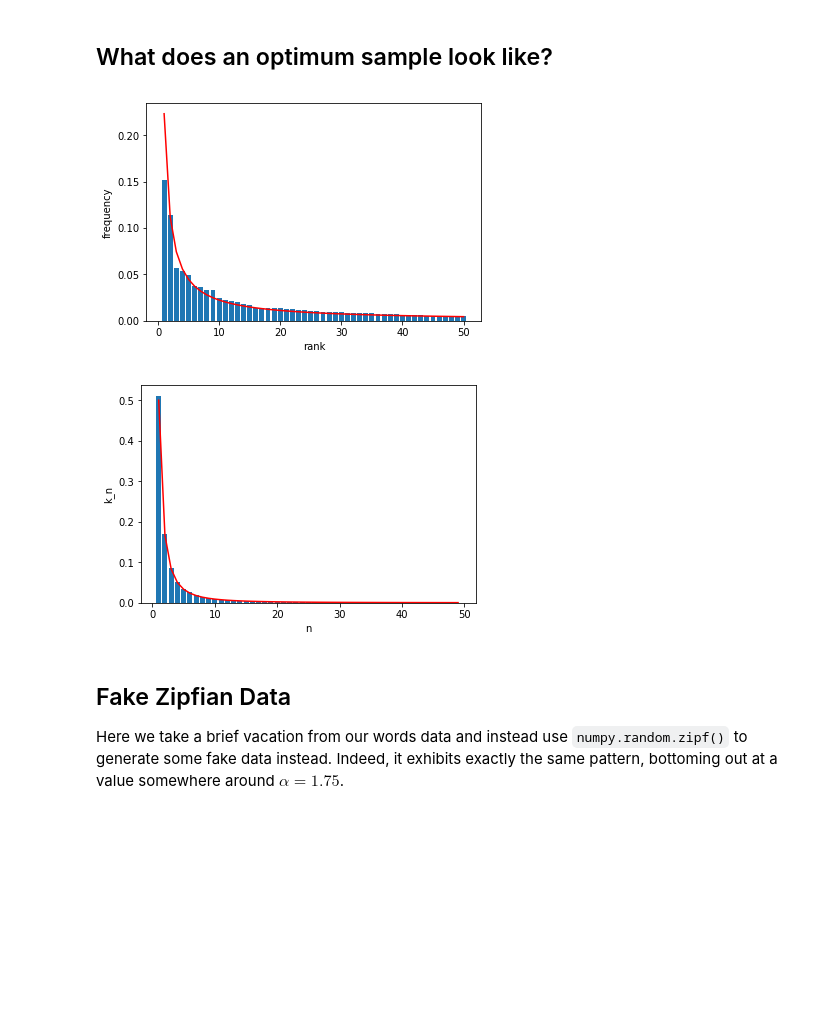
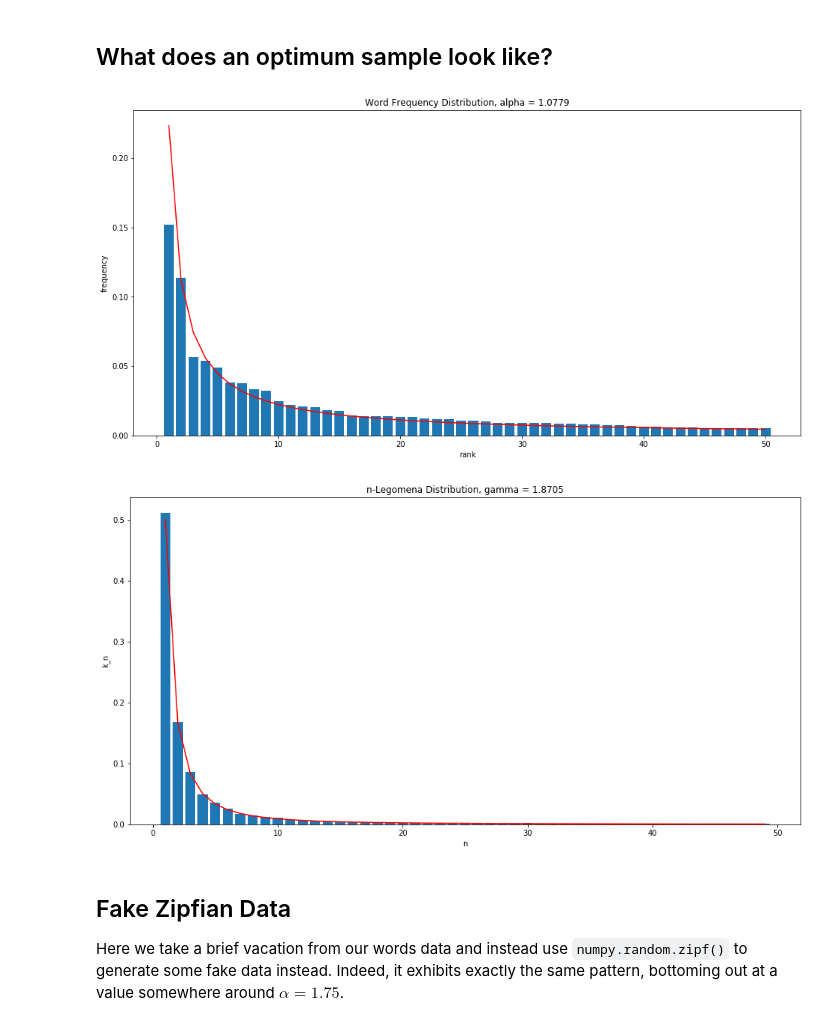
Before and after one commit to VictorDavis/legomena, a Jupyter notebook: notebooks/clauset.ipynb, the cells around one changed output. Saved outputs shown, nothing was run; the diff lists cells and outputs as text; code cells hidden in the pictures; blank space fills up the shorter version.

Commit message:
feat: use .gamma & .alpha in 2 notebooks

```diff
--- a/notebooks/clauset.ipynb
+++ b/notebooks/clauset.ipynb
@@ -10,6 +10,7 @@ Should this be the case, should we find a "spike" or a "well" in the signal at t
 # %%
 # bloody dependencies
 import matplotlib.pyplot as plt
+plt.rcParams["figure.figsize"] = 16,8
 from nltk.corpus import gutenberg
 import numpy as np
 import pandas as pd
@@ -55,32 +56,34 @@ Optimum = LogParams(M_z=173518, N_z=15861)
 # %%
 # take an optimum sample
 corpus.seed = None
 optimum = corpus.sample(model.M_z)
 optimum.M, optimum.N
 
 # plot WFD
 xmax = 50
 H = np.sum(1/np.arange(1,xmax))
 df = optimum.fdist.copy().reset_index().head(xmax)
 df["freq"] = df["freq"]/df["freq"].sum()
 df["pred"] = 1/H/(df["rank"])
 plt.bar(df["rank"], df["freq"])
 plt.plot(df["rank"], df["pred"], color="red")
+plt.title("Word Frequency Distribution, alpha = %0.4f" % optimum.alpha)
 plt.xlabel("rank")
 plt.ylabel("frequency")
 plt.show()
 
 # plot legomena
 k = optimum.k[:xmax]
 n = np.arange(1, len(k))
 plt.bar(n, k[n]/sum(k))
 plt.plot(n, 1/n/(n+1), color="red")
+plt.title("n-Legomena Distribution, gamma = %0.4f" % optimum.gamma)
 plt.xlabel("n")
 plt.ylabel("k_n")
 plt.show()
 # %% [output]
-[figure, old version]
+[figure, new version]
-[figure, old version]
+[figure, new version]
 # %% [markdown]
 ## Fake Zipfian Data
 
```
Also changed, not shown: parts of 6 cells of this notebook, 1 other file.
